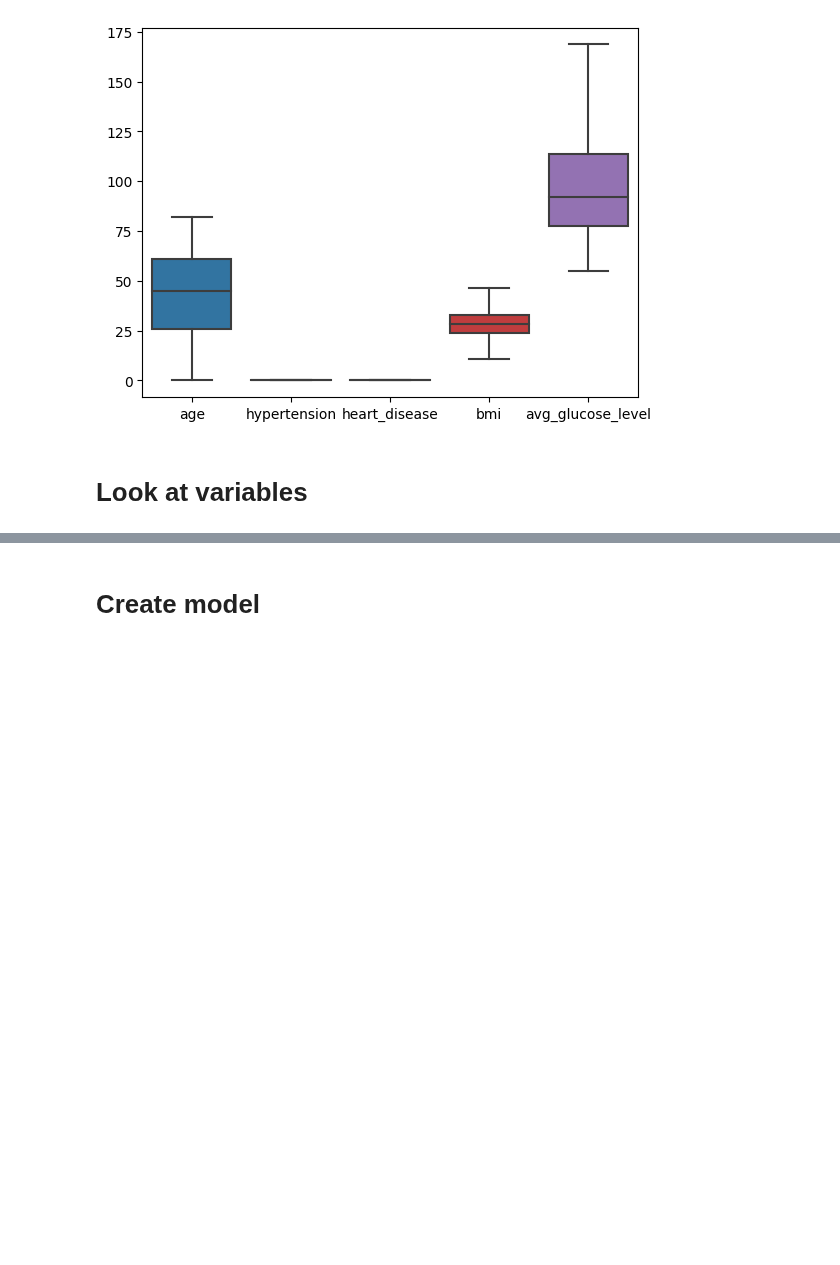
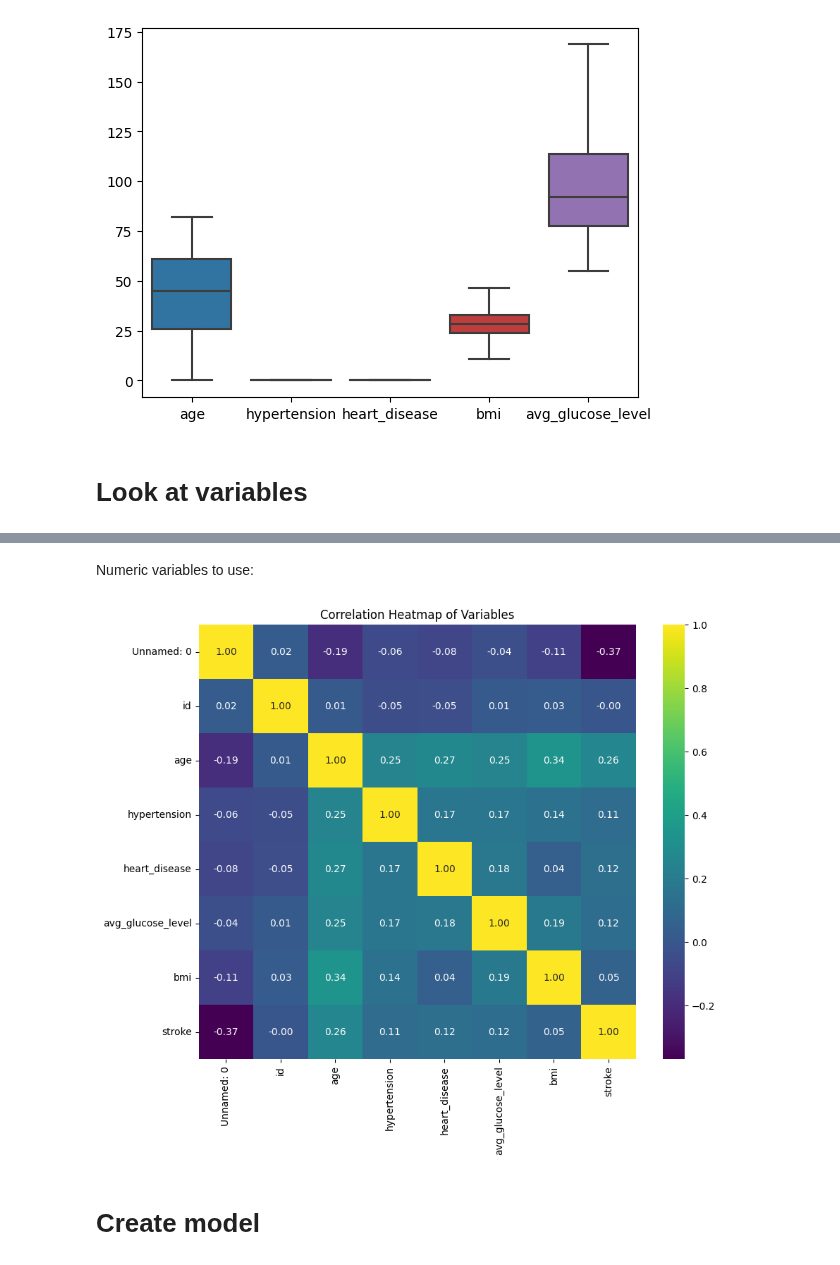
Before and after one commit to DS3001/group14, a Jupyter notebook: project_2/SabrinaModel.ipynb, the cells around one changed output, grey strips where cells are left out. Drawn from its saved outputs; the diff is of its cells as text; code cells hidden in the pictures; blank space fills up the shorter version.

```diff
--- a/project_2/SabrinaModel.ipynb
+++ b/project_2/SabrinaModel.ipynb
@@ -77,3 +84,18 @@ sns.boxplot(X_test_numeric)
+# %% [markdown]
+Numeric variables to use:
+# %%
+numeric_data = df_train.select_dtypes(include=['float64', 'int64'])  # This selects only numeric columns
+
+# Generate the correlation matrix for numeric data only
+correlation_matrix = numeric_data.corr()
+
+# Now you can safely plot the heatmap
+plt.figure(figsize=(10, 8))
+sns.heatmap(correlation_matrix, annot=True, fmt='.2f', cmap='viridis')
+plt.title('Correlation Heatmap of Variables')
+plt.show()
+# %% [output]
+[figure, added]
 # %% [markdown]
 # Create model
 # %%
```
Also changed, not shown: parts of 2 cells of this notebook.
